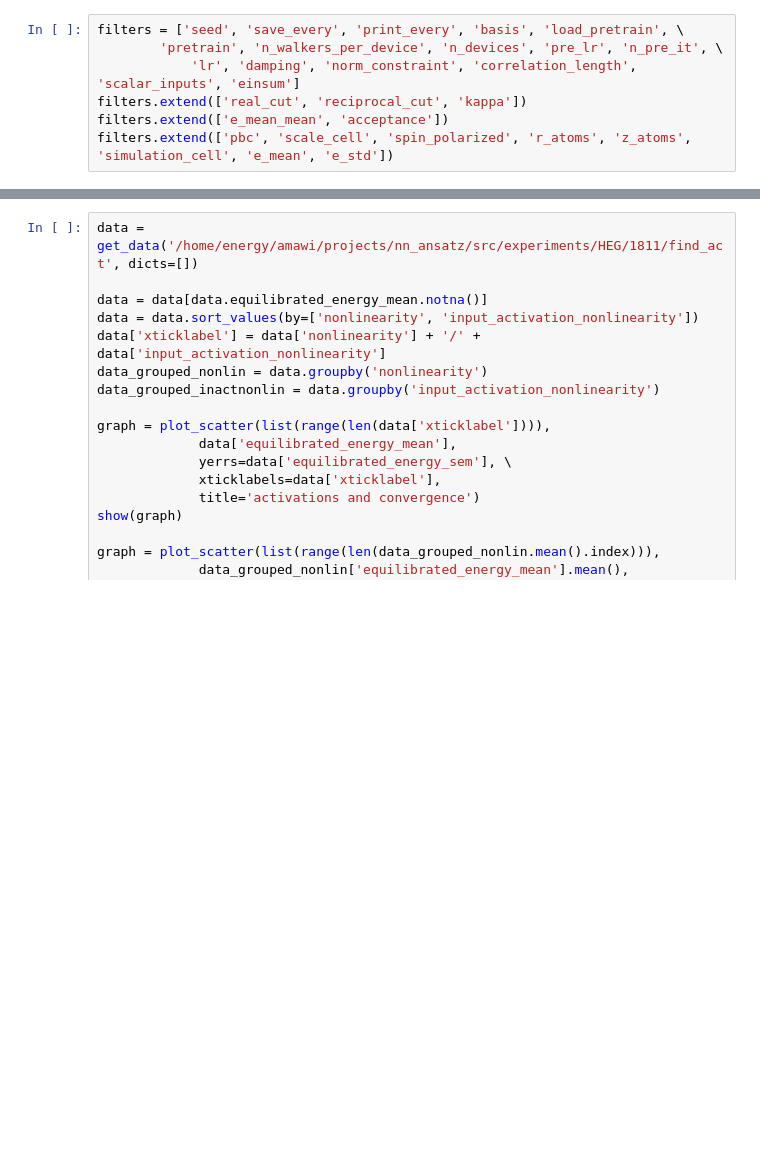
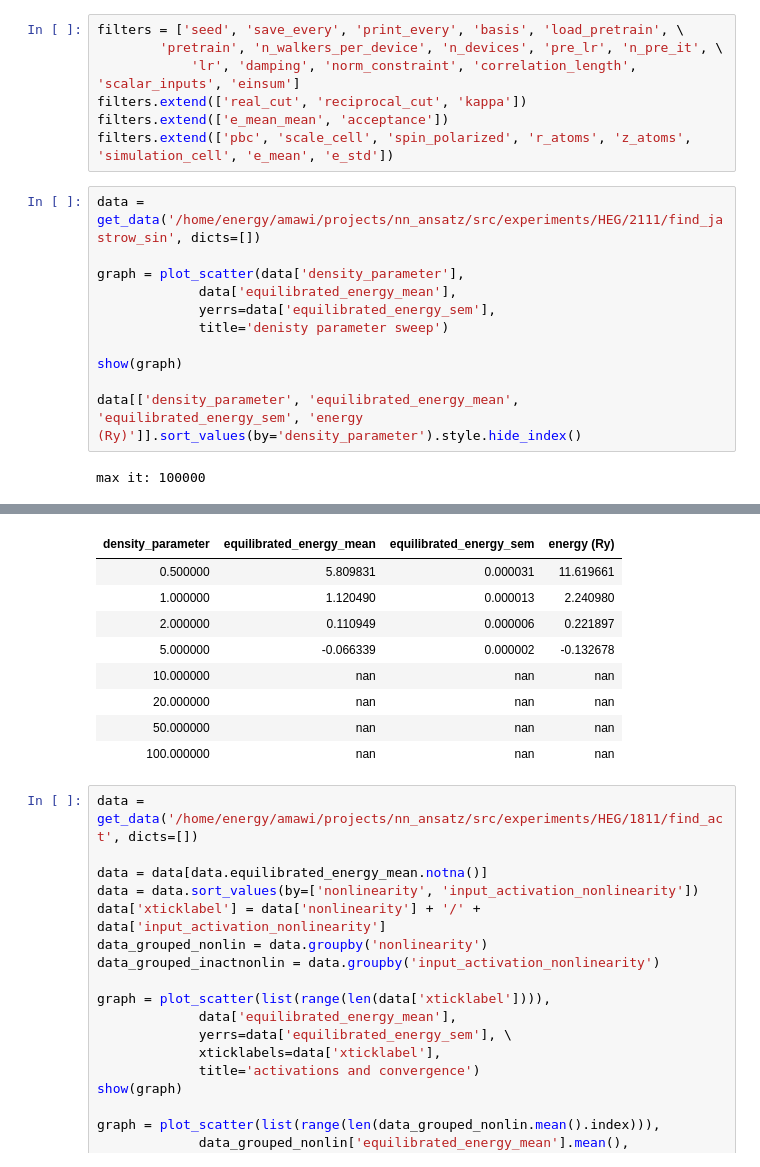
Before and after one commit to xmax1/nn_ansatz, a Jupyter notebook: src/exp/plotting.ipynb, the cells around one changed output, grey strips where cells are left out. Saved outputs shown, nothing was run; the diff lists cells and outputs as text; blank space fills up the shorter version.

```diff
--- a/src/exp/plotting.ipynb
+++ b/src/exp/plotting.ipynb
@@ -30,3 +30,16 @@ filters = ['seed', 'save_every', 'print_every', 'basis', 'load_pretrain', \
 filters.extend(['real_cut', 'reciprocal_cut', 'kappa'])
 filters.extend(['e_mean_mean', 'acceptance'])
 filters.extend(['pbc', 'scale_cell', 'spin_polarized', 'r_atoms', 'z_atoms', 'simulation_cell', 'e_mean', 'e_std'])
+# %%
+data = get_data('/home/energy/amawi/projects/nn_ansatz/src/experiments/HEG/2111/find_jastrow_sin', dicts=[])
+
+graph = plot_scatter(data['density_parameter'],
+             data['equilibrated_energy_mean'],
+             yerrs=data['equilibrated_energy_sem'],
+             title='denisty parameter sweep')
+
+show(graph)
+
+data[['density_parameter', 'equilibrated_energy_mean', 'equilibrated_energy_sem', 'energy (Ry)']].sort_values(by='density_parameter').style.hide_index()
+# %% [output]
+max it: 100000
@@ -33,3 +48,12 @@ filters.extend(['pbc', 'scale_cell', 'spin_polarized', 'r_atoms', 'z_atoms', 'si
+| density_parameter | equilibrated_energy_mean | equilibrated_energy_sem | energy (Ry) |
+| 0.500000 | 5.809831 | 0.000031 | 11.619661 |
+| 1.000000 | 1.120490 | 0.000013 | 2.240980 |
+| 2.000000 | 0.110949 | 0.000006 | 0.221897 |
+| 5.000000 | -0.066339 | 0.000002 | -0.132678 |
+| 10.000000 | nan | nan | nan |
+| 20.000000 | nan | nan | nan |
+| 50.000000 | nan | nan | nan |
+| 100.000000 | nan | nan | nan |
 # %%
 data = get_data('/home/energy/amawi/projects/nn_ansatz/src/experiments/HEG/1811/find_act', dicts=[])
 
```
Also changed, not shown: parts of 2 cells of this notebook, 4 other files.
